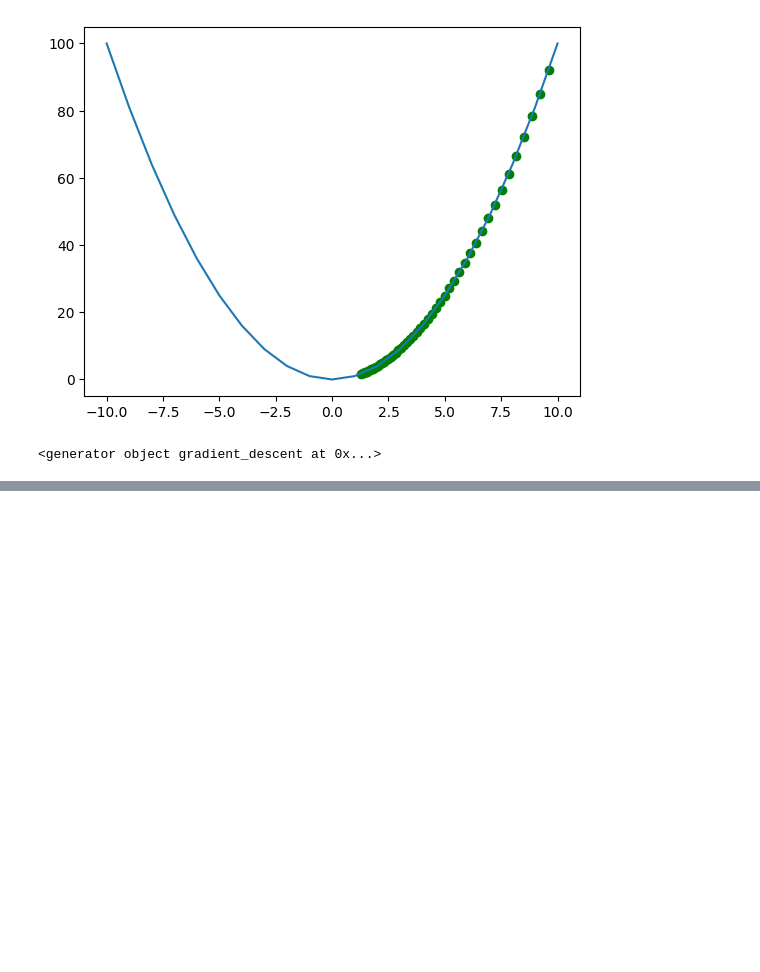
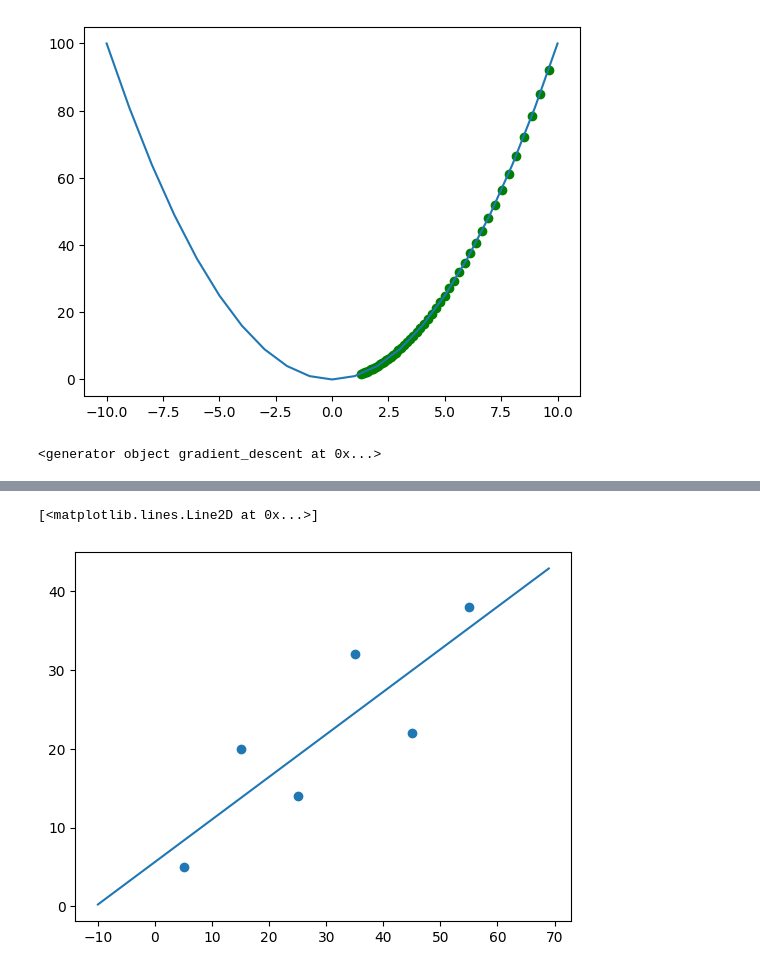
Before and after one commit to jmattdale/machine_learning_first_principles, a Jupyter notebook: gradient_descent.ipynb, the cells around one changed output, grey strips where cells are left out. Drawn from its saved outputs; the diff is of its cells as text; code cells hidden in the pictures; blank space fills up the shorter version.

```diff
--- a/gradient_descent.ipynb
+++ b/gradient_descent.ipynb
@@ -62,24 +62,6 @@ array([8.08281277e-12, 9.75207120e-02])
 def ssr_gradient(x, y, b):
     res = b[0] + b[1] * x - y
     return res.mean(), (res * x).mean()  # .mean() is a method of np.ndarray
-# %%
-def sgd(gradient, x, y, n_vars=None, start=None, learn_rate=0.1,
-        batch_size=1, n_iter=50, tolerance=1e-06,
-        dtype="float32", random_state=None):
-
-    # check that gradient is callable
-    if not callable(gradient):
-        raise TypeError("'gradient' must be a callable")
-
-    # set up data type for arrays
-    dtype_ = np.dtype(dtype)
-
-    # convert x and y to NumPy arrays
-    x, y = np.array(x, dtype=dtype_), np.array(y, dtype=dtype_)
-    n_samples = x.shape[0]
-    if n_samples != y.shape[0]:
-        raise ValueError("'x' and 'y' lengths do not match")
-    xy_test = np.concatenate([x.reshape(n_samples, -1), y.reshape(n_samples, 1)], axis=-1)
 # %%
 x = np.array([5, 15, 25, 35, 45, 55])
 y = np.array([5, 20, 14, 32, 22, 38])
@@ -99,0 +220,10 @@ sgd(ssr_gradient, x, y)
+# %%
+vector = sgd(
+    ssr_gradient, x, y, start=[0.5, 0.5], learn_rate=0.0008,
+    batch_size=3, n_iter=100_000, random_state=0)
+# %%
+plt.scatter(x,y)
+plt.plot(np.arange(-10, 70), [vector[0] + vector[1]*i for i in np.arange(-10, 70)])
+# %% [output]
+[<matplotlib.lines.Line2D at 0x...>]
+[figure, added]
```
Also changed, not shown: parts of 8 cells of this notebook, 6 other files.
